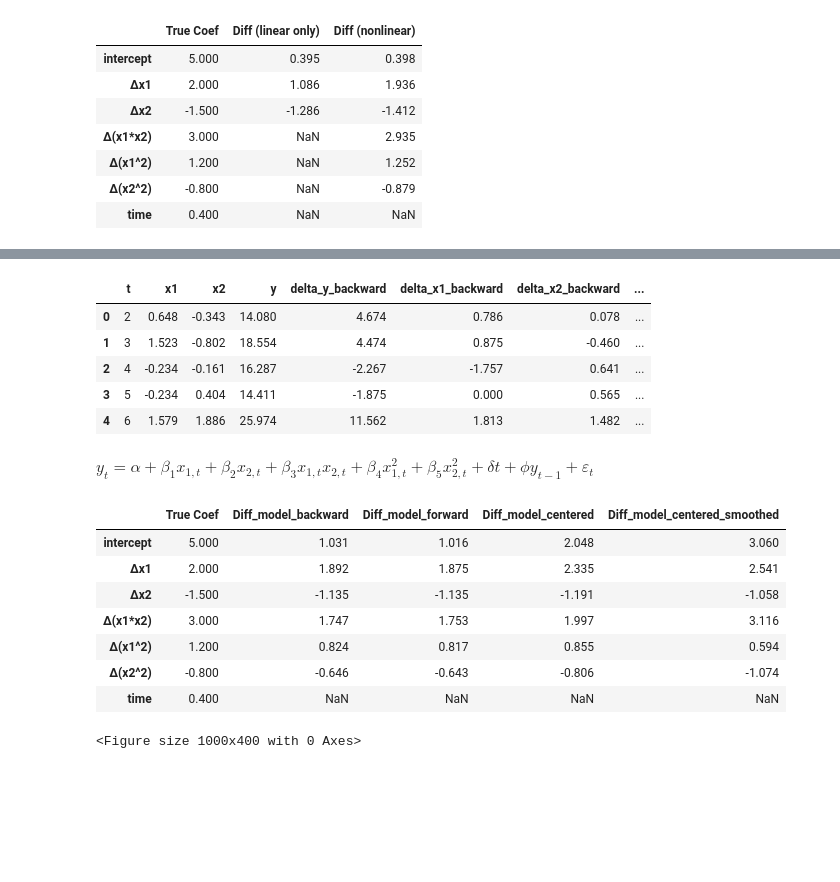
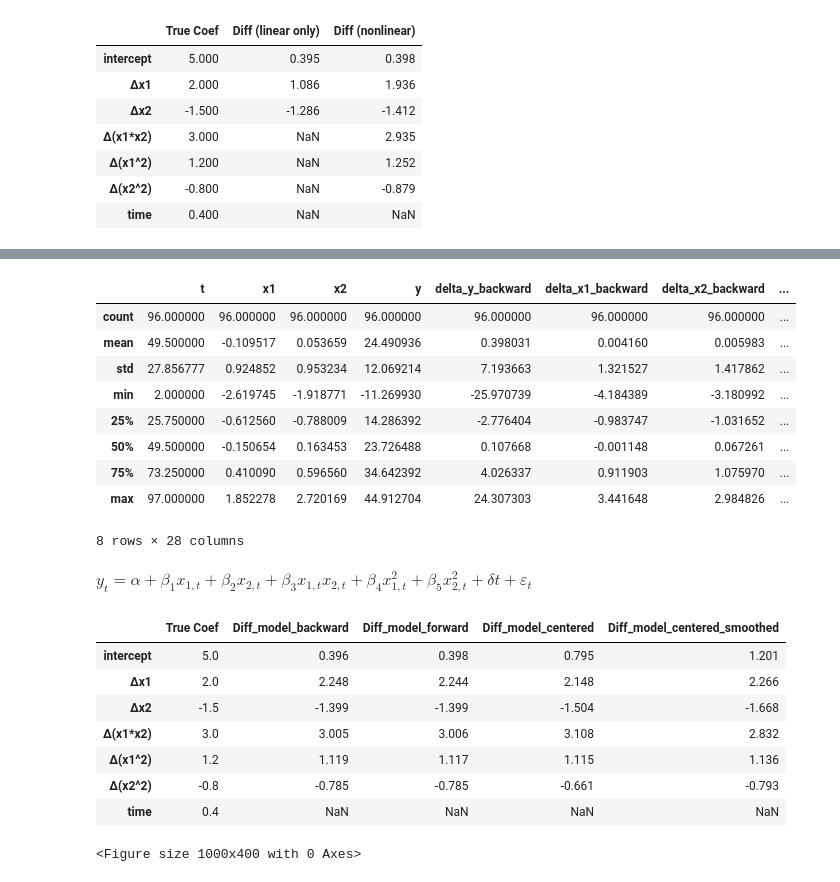
Before and after one commit to pmrai/gpt_share, a Jupyter notebook: differencing_test.ipynb, the cells around one changed output, grey strips where cells are left out. Drawn from its saved outputs; the diff is of its cells as text; code cells hidden in the pictures; blank space fills up the shorter version.

```diff
--- a/differencing_test.ipynb
+++ b/differencing_test.ipynb
@@ -273,7 +273,7 @@ phi = 0.6
 
 # Generate target variable y
 
-autoregressive = True
+autoregressive = False
 
 if autoregressive == False:
     y = (
@@ -340,39 +340,43 @@ df['delta_interaction'] = (
 
 df['delta_x1_sq'] = df['x1'].shift(-1)**2 - df['x1'].shift(1)**2
 df['delta_x2_sq'] = df['x2'].shift(-1)**2 - df['x2'].shift(1)**2
 
 
 # Smoothed centered difference
 
 df['delta_y_smooth'] = 0.5 * ((df['y'].shift(-2) - df['y'].shift(2)) + (df['y'].shift(-1) - df['y'].shift(1)))
 df['delta_x1_smooth'] = 0.5 * ((df['x1'].shift(-2) - df['x1'].shift(2)) + (df['x1'].shift(-1) - df['x1'].shift(1)))
 df['delta_x2_smooth'] = 0.5 * ((df['x2'].shift(-2) - df['x2'].shift(2)) + (df['x2'].shift(-1) - df['x2'].shift(1)))
 
 
 interaction_forward_2 = df['x1'].shift(-2) * df['x2'].shift(-2)
 interaction_backward_2 = df['x1'].shift(2) * df['x2'].shift(2)
 interaction_forward_1 = df['x1'].shift(-1) * df['x2'].shift(-1)
 interaction_backward_1 = df['x1'].shift(1) * df['x2'].shift(1)
 
 df['delta_interaction_smooth'] = 0.5 * ((interaction_forward_2 - interaction_backward_2) +
                                         (interaction_forward_1 - interaction_backward_1))
 
 df['delta_x1_sq_smooth'] = 0.5 * ((df['x1'].shift(-2)**2 - df['x1'].shift(2)**2) +
                                   (df['x1'].shift(-1)**2 - df['x1'].shift(1)**2))
 
 df['delta_x2_sq_smooth'] = 0.5 * ((df['x2'].shift(-2)**2 - df['x2'].shift(2)**2) +
                                   (df['x2'].shift(-1)**2 - df['x2'].shift(1)**2))
 
 df_clean = df.dropna().reset_index(drop=True)
 
-df_clean.head()
+df_clean.describe()
 # %% [output]
 |  | t | x1 | x2 | y | delta_y_backward | delta_x1_backward | delta_x2_backward | ... |
-| 0 | 2 | 0.648 | -0.343 | 14.080 | 4.674 | 0.786 | 0.078 | ... |
-| 1 | 3 | 1.523 | -0.802 | 18.554 | 4.474 | 0.875 | -0.460 | ... |
-| 2 | 4 | -0.234 | -0.161 | 16.287 | -2.267 | -1.757 | 0.641 | ... |
-| 3 | 5 | -0.234 | 0.404 | 14.411 | -1.875 | 0.000 | 0.565 | ... |
-| 4 | 6 | 1.579 | 1.886 | 25.974 | 11.562 | 1.813 | 1.482 | ... |
+| count | 96.000000 | 96.000000 | 96.000000 | 96.000000 | 96.000000 | 96.000000 | 96.000000 | ... |
+| mean | 49.500000 | -0.109517 | 0.053659 | 24.490936 | 0.398031 | 0.004160 | 0.005983 | ... |
+| std | 27.856777 | 0.924852 | 0.953234 | 12.069214 | 7.193663 | 1.321527 | 1.417862 | ... |
+| min | 2.000000 | -2.619745 | -1.918771 | -11.269930 | -25.970739 | -4.184389 | -3.180992 | ... |
+| 25% | 25.750000 | -0.612560 | -0.788009 | 14.286392 | -2.776404 | -0.983747 | -1.031652 | ... |
+| 50% | 49.500000 | -0.150654 | 0.163453 | 23.726488 | 0.107668 | -0.001148 | 0.067261 | ... |
+| 75% | 73.250000 | 0.410090 | 0.596560 | 34.642392 | 4.026337 | 0.911903 | 1.075970 | ... |
+| max | 97.000000 | 1.852278 | 2.720169 | 44.912704 | 24.307303 | 3.441648 | 2.984826 | ... |
+8 rows × 28 columns
 # %%
 #model_diff_nl_backward = LinearRegression().fit(df_diff[['x1', 'x2', 'interaction', 'x1_sq_diff', 'x2_sq_diff']], df_diff['y'])
 
@@ -402,18 +406,21 @@ from IPython.display import display, HTML
 coef_table_rounded = coef_table.round(3)
 
 # Display as styled HTML table
-display(Math(r'y_t = \alpha + \beta_1 x_{1,t} + \beta_2 x_{2,t} + \beta_3 x_{1,t} x_{2,t} + \beta_4 x_{1,t}^2 + \beta_5 x_{2,t}^2 + \delta t + \phi y_{t-1} + \varepsilon_t'))
+if autoregressive == True:
+    display(Math(r'y_t = \alpha + \beta_1 x_{1,t} + \beta_2 x_{2,t} + \beta_3 x_{1,t} x_{2,t} + \beta_4 x_{1,t}^2 + \beta_5 x_{2,t}^2 + \delta t + \phi y_{t-1} + \varepsilon_t'))
+else:
+    display(Math(r'y_t = \alpha + \beta_1 x_{1,t} + \beta_2 x_{2,t} + \beta_3 x_{1,t} x_{2,t} + \beta_4 x_{1,t}^2 + \beta_5 x_{2,t}^2 + \delta t + \varepsilon_t'))
 display(HTML(coef_table_rounded.to_html()))
 # %% [output]
-$\displaystyle y_t = \alpha + \beta_1 x_{1,t} + \beta_2 x_{2,t} + \beta_3 x_{1,t} x_{2,t} + \beta_4 x_{1,t}^2 + \beta_5 x_{2,t}^2 + \delta t + \phi y_{t-1} + \varepsilon_t$
+$\displaystyle y_t = \alpha + \beta_1 x_{1,t} + \beta_2 x_{2,t} + \beta_3 x_{1,t} x_{2,t} + \beta_4 x_{1,t}^2 + \beta_5 x_{2,t}^2 + \delta t + \varepsilon_t$
 |  | True Coef | Diff_model_backward | Diff_model_forward | Diff_model_centered | Diff_model_centered_smoothed |
-| intercept | 5.000 | 1.031 | 1.016 | 2.048 | 3.060 |
-| Δx1 | 2.000 | 1.892 | 1.875 | 2.335 | 2.541 |
-| Δx2 | -1.500 | -1.135 | -1.135 | -1.191 | -1.058 |
-| Δ(x1*x2) | 3.000 | 1.747 | 1.753 | 1.997 | 3.116 |
-| Δ(x1^2) | 1.200 | 0.824 | 0.817 | 0.855 | 0.594 |
-| Δ(x2^2) | -0.800 | -0.646 | -0.643 | -0.806 | -1.074 |
-| time | 0.400 | NaN | NaN | NaN | NaN |
+| intercept | 5.0 | 0.396 | 0.398 | 0.795 | 1.201 |
+| Δx1 | 2.0 | 2.248 | 2.244 | 2.148 | 2.266 |
+| Δx2 | -1.5 | -1.399 | -1.399 | -1.504 | -1.668 |
+| Δ(x1*x2) | 3.0 | 3.005 | 3.006 | 3.108 | 2.832 |
+| Δ(x1^2) | 1.2 | 1.119 | 1.117 | 1.115 | 1.136 |
+| Δ(x2^2) | -0.8 | -0.785 | -0.785 | -0.661 | -0.793 |
+| time | 0.4 | NaN | NaN | NaN | NaN |
 # %%
 # Plot PACF of differenced y
 plt.figure(figsize=(10, 4))
```
Also changed, not shown: parts of 10 cells of this notebook.
